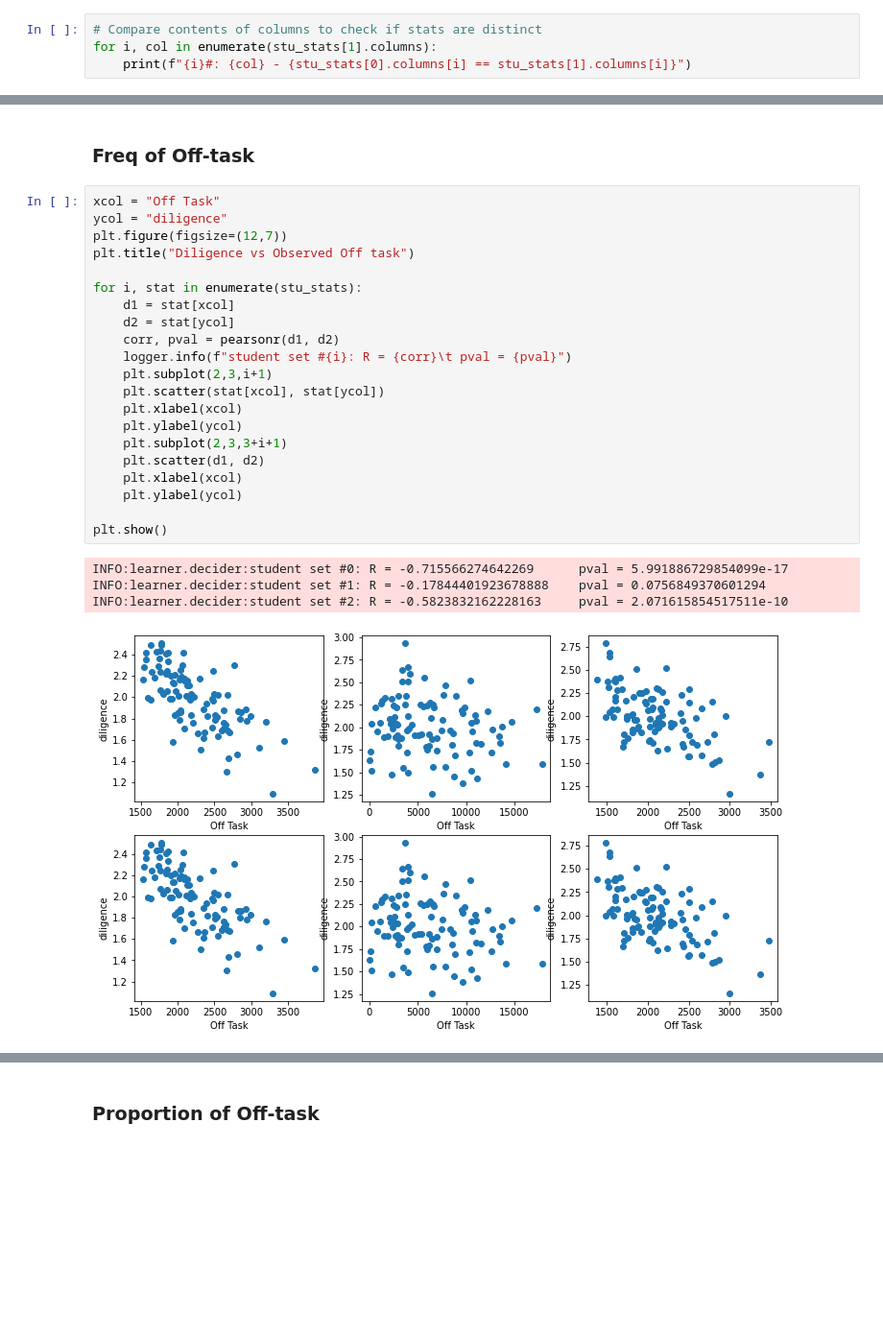
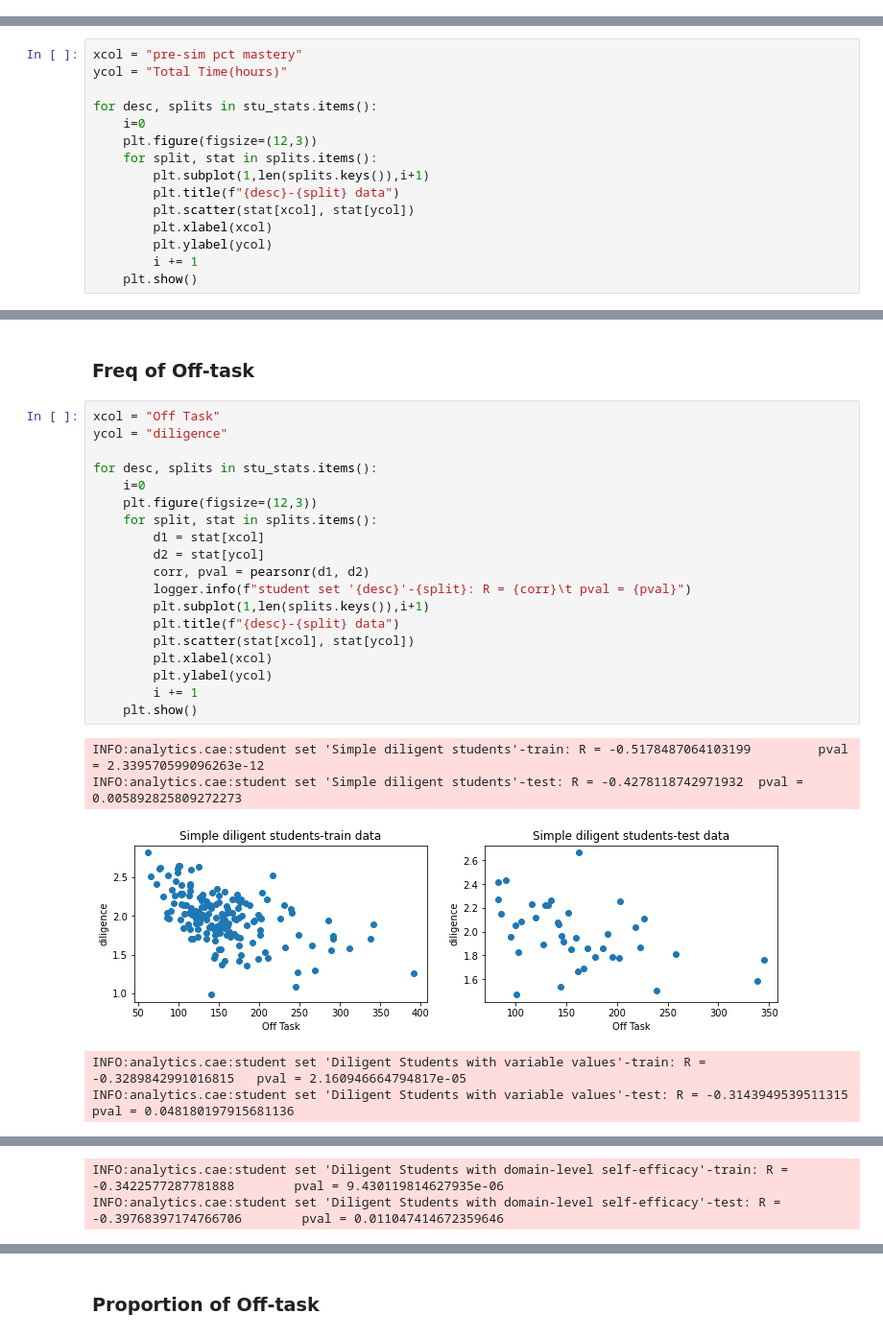
Before and after one commit to stevencdang/MotivSim, a Jupyter notebook: notebooks/Compare_Dil_est.ipynb, the cells around one changed output, grey strips where cells are left out. Shown: that part at 96% size. Saved outputs shown, nothing was run; the diff lists cells and outputs as text; blank space fills up the shorter version.

```diff
--- a/notebooks/Compare_Dil_est.ipynb
+++ b/notebooks/Compare_Dil_est.ipynb
@@ -1220,4 +1152,0 @@ INFO:learner.decider:Merged new stats together: (100, 41)
-# %%
-# Compare contents of columns to check if stats are distinct
-for i, col in enumerate(stu_stats[1].columns):
-    print(f"{i}#: {col} - {stu_stats[0].columns[i] == stu_stats[1].columns[i]}")
@@ -1270,0 +1174,15 @@ TypeError: string indices must be integers
+# %%
+xcol = "pre-sim pct mastery"
+ycol = "Total Time(hours)"
+
+for desc, splits in stu_stats.items():
+    i=0
+    plt.figure(figsize=(12,3))
+    for split, stat in splits.items():
+        plt.subplot(1,len(splits.keys()),i+1)
+        plt.title(f"{desc}-{split} data")
+        plt.scatter(stat[xcol], stat[ycol])
+        plt.xlabel(xcol)
+        plt.ylabel(ycol)
+        i += 1
+    plt.show()
@@ -1273,26 +1195,25 @@ TypeError: string indices must be integers
 # %%
 xcol = "Off Task"
 ycol = "diligence"
-plt.figure(figsize=(12,7))
-plt.title("Diligence vs Observed Off task")
 
-for i, stat in enumerate(stu_stats):
-    d1 = stat[xcol]
-    d2 = stat[ycol]
-    corr, pval = pearsonr(d1, d2)
-    logger.info(f"student set #{i}: R = {corr}\t pval = {pval}")
-    plt.subplot(2,3,i+1)
-    plt.scatter(stat[xcol], stat[ycol])
-    plt.xlabel(xcol)
-    plt.ylabel(ycol)
-    plt.subplot(2,3,3+i+1)
-    plt.scatter(d1, d2)
-    plt.xlabel(xcol)
-    plt.ylabel(ycol)
-
-plt.show()
+for desc, splits in stu_stats.items():
+    i=0
+    plt.figure(figsize=(12,3))
+    for split, stat in splits.items():
+        d1 = stat[xcol]
+        d2 = stat[ycol]
+        corr, pval = pearsonr(d1, d2)
+        logger.info(f"student set '{desc}'-{split}: R = {corr}\t pval = {pval}")
+        plt.subplot(1,len(splits.keys()),i+1)
+        plt.title(f"{desc}-{split} data")
+        plt.scatter(stat[xcol], stat[ycol])
+        plt.xlabel(xcol)
+        plt.ylabel(ycol)
+        i += 1
+    plt.show()
 # %% [output]
-INFO:learner.decider:student set #0: R = -0.715566274642269      pval = 5.991886729854099e-17
-INFO:learner.decider:student set #1: R = -0.17844401923678888    pval = 0.0756849370601294
-INFO:learner.decider:student set #2: R = -0.5823832162228163     pval = 2.071615854517511e-10
+INFO:analytics.cae:student set 'Simple diligent students'-train: R = -0.5178487064103199         pval = 2.339570599096263e-12
+INFO:analytics.cae:student set 'Simple diligent students'-test: R = -0.4278118742971932  pval = 0.005892825809272273
-[figure, old version]
+[figure, new version]
+INFO:analytics.cae:student set 'Diligent Students with variable values'-train: R = -0.3289842991016815   pval = 2.160946664794817e-05
+INFO:analytics.cae:student set 'Diligent Students with variable values'-test: R = -0.3143949539511315    pval = 0.048180197915681136
@@ -1298,0 +1221,2 @@ INFO:learner.decider:student set #2: R = -0.5823832162228163     pval = 2.071615
+INFO:analytics.cae:student set 'Diligent Students with domain-level self-efficacy'-train: R = -0.3422577287781888        pval = 9.430119814627935e-06
+INFO:analytics.cae:student set 'Diligent Students with domain-level self-efficacy'-test: R = -0.39768397174766706        pval = 0.011047414672359646
```
Also changed, not shown: parts of 113 cells of this notebook, 7 other files.
